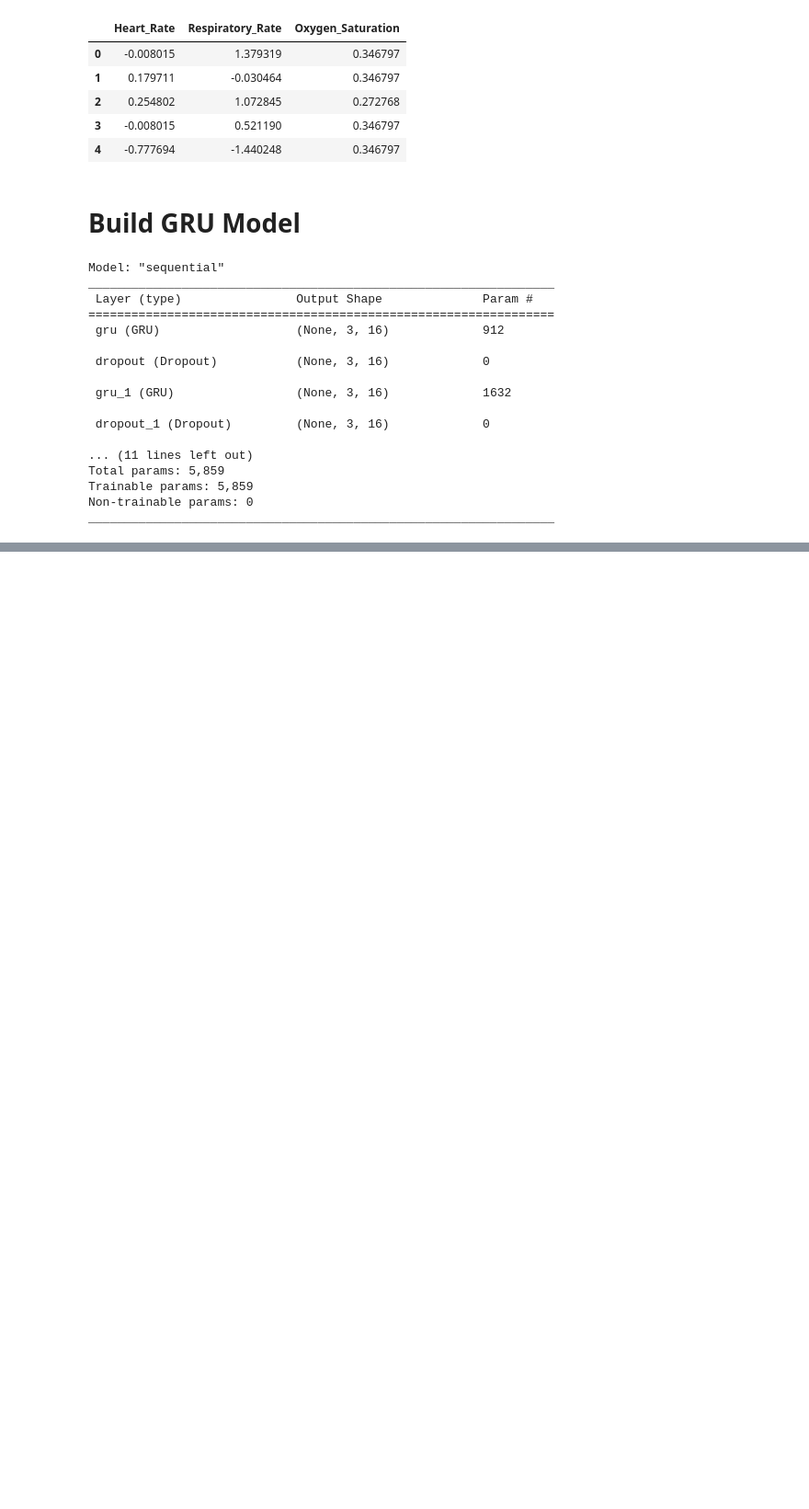
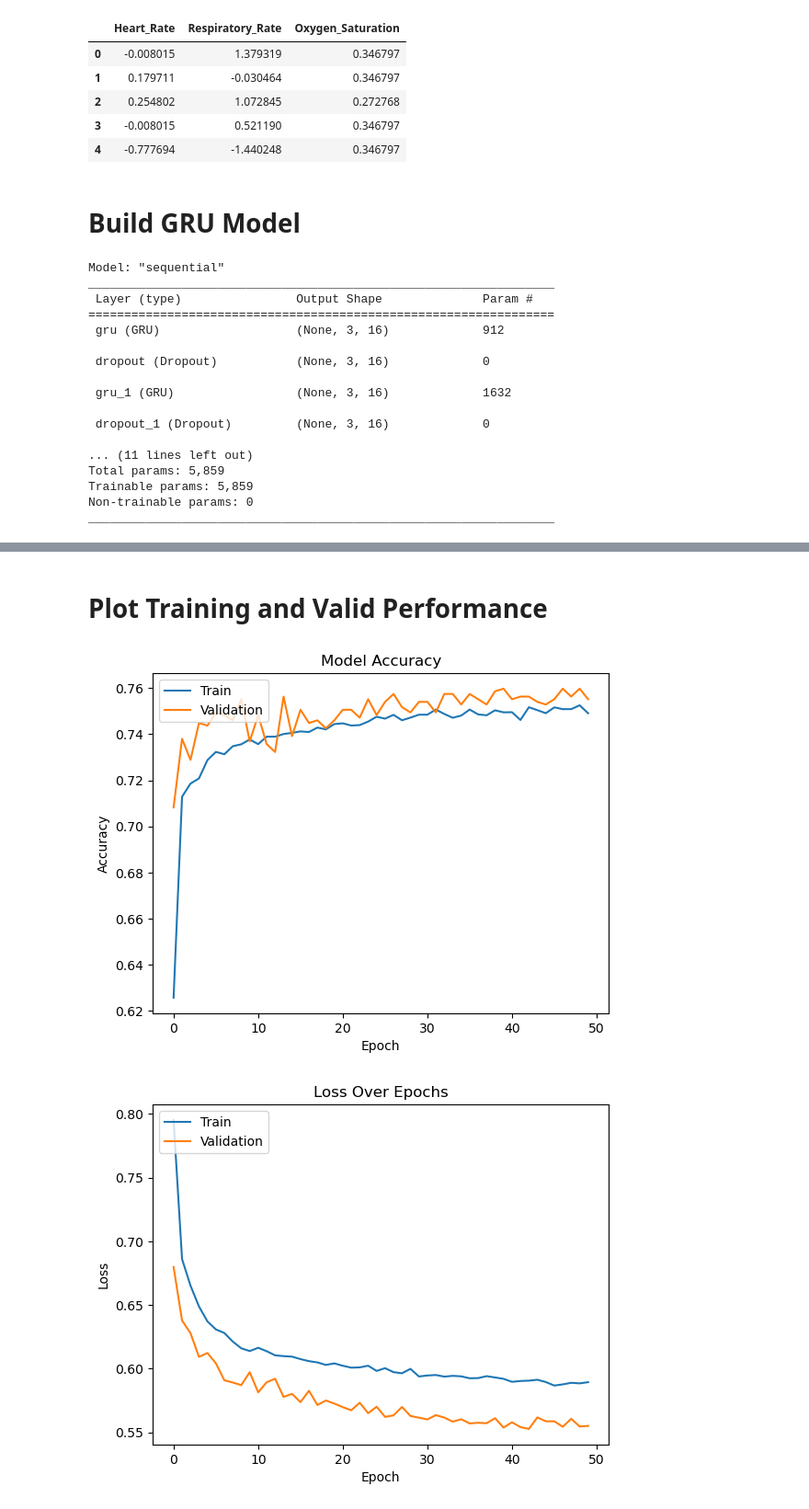
Before and after one commit to olefson/Deep-Learning-Project-2, a Jupyter notebook: Project2_Part1_JasonOlefson.ipynb, the cells around one changed output, grey strips where cells are left out. Shown at 92% size. Drawn from its saved outputs; the diff is of its cells as text; code cells hidden in the pictures; blank space fills up the shorter version.

Commit message:
ready for training

```diff
--- a/Project2_Part1_JasonOlefson.ipynb
+++ b/Project2_Part1_JasonOlefson.ipynb
@@ -126,6 +128,16 @@ X_train.head() # for clarity (display first few columns)
 | 2 | 0.254802 | 1.072845 | 0.272768 |
 | 3 | -0.008015 | 0.521190 | 0.346797 |
 | 4 | -0.777694 | -1.440248 | 0.346797 |
+# %%
+# Feature data: Convert to float32 and reshape to (samples, timesteps, features)
+X_train = X_train.values.astype('float32').reshape(-1, 3, 1)
+X_val = X_val.values.astype('float32').reshape(-1, 3, 1)
+X_test = X_test.values.astype('float32').reshape(-1, 3, 1)
+
+# Label data: Convert to int32 without reshaping further
+y_train = y_train.astype('int32')
+y_val = y_val.astype('int32')
+y_test = y_test.astype('int32')
 # %% [markdown]
 <h1>Build GRU Model</h1>
 # %%
@@ -137,7 +149,7 @@ model = Sequential([
     Dropout(0.2),
     GRU(16, return_sequences=True),
     Dropout(0.2),
-    GRU(16, return_sequences=True),
+    GRU(16, return_sequences=False),
     Dropout(0.2),
     Dense(3, activation='softmax') # 3 unit output layer (for 3 classes) / softmax activation
 ])
@@ -165,0 +180,13 @@ _________________________________________________________________
+# %%
+# Epochs/Batch size (adjust as needed)
+epochs = 50
+batch_size = 32
+
+# Train model
+history = model.fit(
+    X_train, y_train,
+    validation_data=(X_val, y_val),
+    epochs=epochs,
+    batch_size=batch_size,
+    verbose=1
+)
@@ -165,0 +211,23 @@ _________________________________________________________________
+# %% [markdown]
+<h1>Plot Training and Valid Performance</h1>
+# %%
+# Training/Validation Accuracy
+plt.plot(history.history['accuracy'])
+plt.plot(history.history['val_accuracy'])
+plt.title('Model Accuracy')
+plt.ylabel('Accuracy')
+plt.xlabel('Epoch')
+plt.legend(['Train', 'Validation'], loc='upper left')
+plt.show()
+
+# Training/Validation Loss
+plt.plot(history.history['loss'])
+plt.plot(history.history['val_loss'])
+plt.title('Loss Over Epochs')
+plt.ylabel('Loss')
+plt.xlabel('Epoch')
+plt.legend(['Train', 'Validation'], loc='upper left')
+plt.show()
+# %% [output]
+[figure, added]
+[figure, added]
```
Also changed, not shown: parts of 5 cells of this notebook, 1 other file.
